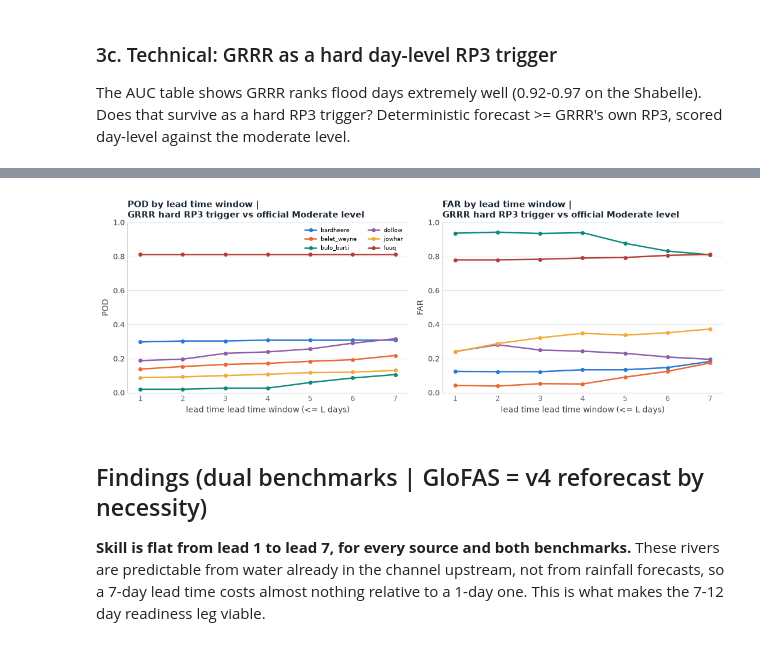
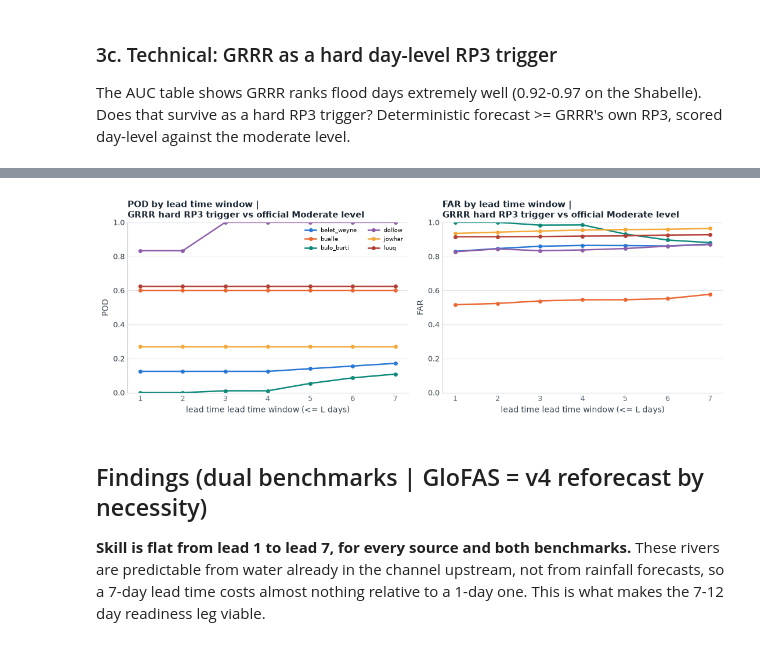
Before and after one commit to OCHA-DAP/ds-aa-som-floods, a Jupyter notebook: analysis/03_leadtime_forecast_skill.ipynb, the cells around one changed output, grey strips where cells are left out. Saved outputs shown, nothing was run; the diff lists cells and outputs as text; code cells hidden in the pictures.

```diff
--- a/analysis/03_leadtime_forecast_skill.ipynb
+++ b/analysis/03_leadtime_forecast_skill.ipynb
@@ -731,8 +839,7 @@ for st in gauged:
 # Both benchmarks (decision 2026-08-06): official Moderate + post-2000 RP3.
 def obs_benchmarks(st):
     return {
-        "moderate": th.loc[st, "moderate_flood_risk"],
-        "rp3_post2000": POST2000_RP3.get(st, np.nan),
+                "rp3_post2000": POST2000_RP3.get(st, np.nan),
     }
 
 rows = []
@@ -793,7 +893,7 @@ skill[skill.rp == "rp3"].pivot(index=["bench", "station"], columns="lead", value
 |  | jowhar | 0.06 | 0.07 | 0.07 | 0.09 | 0.11 | 0.12 | 0.14 | 0.90 | 0.88 | 0.88 | ... |
 |  | luuq | 0.35 | 0.38 | 0.48 | 0.52 | 0.52 | 0.50 | 0.50 | 0.79 | 0.75 | 0.66 | ... |
 # %%
-plot = skill[(skill.rp == "rp3") & (skill.bench == "moderate")]
+plot = skill[(skill.rp == "rp3") & (skill.bench == "rp3_post2000")]
 fig, axes = plt.subplots(1, 2, figsize=(11, 4), sharex=True)
 for ax, metric in zip(axes, ["POD", "FAR"]):
     piv = plot.pivot(index="lead", columns="station", values=metric)
@@ -838,7 +931,7 @@ skill[skill.rp == "rp5"].pivot(index=["bench", "station"], columns="lead", value
 Removes the threshold choice entirely: can the forecast rank flood days above
 non-flood days at all? 0.5 is a coin flip.
 # %%
-auc_tab = (skill[(skill.rp == "rp3") & (skill.bench == "moderate")]
+auc_tab = (skill[(skill.rp == "rp3") & (skill.bench == "rp3_post2000")]
            .pivot(index="station", columns="lead", values="AUC"))
 skill[skill.rp == "rp3"].pivot(index=["bench", "station"], columns="lead", values="AUC").round(3)
 # %% [output]
@@ -966,5 +1045,5 @@ cross.pivot_table(index=["bench", "station"], columns=["source", "lead"], values
 # %%
-plot = cross[cross.bench == "moderate"]
+plot = cross[cross.bench == "rp3_post2000"]
 stations_p = sorted(plot.station.unique())
 SRC_C = {"geoglows": C_GEOGLOWS, "google": C_GOOGLE, "glofas": C_GLOFAS4}
 ncols = 4
@@ -1050,24 +1123,24 @@ grrr_trig.pivot(index=["bench", "station"], columns="lead", values=["POD", "FAR"
 |  | jowhar | 0.27 | 0.27 | 0.27 | 0.27 | 0.27 | 0.27 | 0.27 | 0.93 | 0.94 | 0.95 | ... |
 |  | luuq | 0.62 | 0.62 | 0.62 | 0.62 | 0.62 | 0.62 | 0.62 | 0.92 | 0.92 | 0.92 | ... |
 # %%
-plot = grrr_trig[grrr_trig.bench == "moderate"]
+plot = grrr_trig[grrr_trig.bench == "rp3_post2000"]
 fig, axes = plt.subplots(1, 2, figsize=(11, 4), sharex=True)
 for ax, metric in zip(axes, ["POD", "FAR"]):
     piv = plot.pivot(index="lead", columns="station", values=metric)
     for stn in piv.columns:
         ax.plot(piv.index, piv[stn], marker="o", ms=4, lw=1.8, label=stn)
     ax.set_xlabel("lead time lead time window (<= L days)")
     ax.set_ylabel(metric)
     ax.set_ylim(0, 1)
     ax.set_title(
         f"{metric} by lead time window | \nGRRR hard RP3 trigger vs official Moderate level",
         fontsize=10.5,
     )
     style_ax(ax, grid="y")
 axes[0].legend(fontsize=7, ncol=2)
 plt.tight_layout()
 # %% [output]
-[figure, old version]
+[figure, new version]
 # %% [markdown]
 ## Findings (dual benchmarks | GloFAS = v4 reforecast by necessity)
 
```
Also changed, not shown: parts of 23 cells of this notebook, 29 other files.
